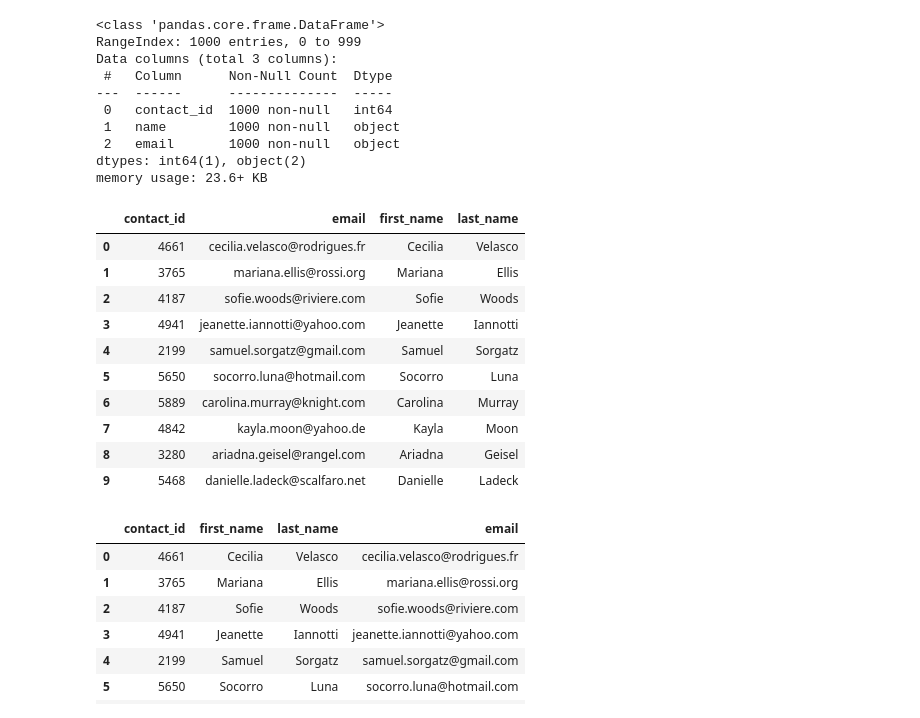
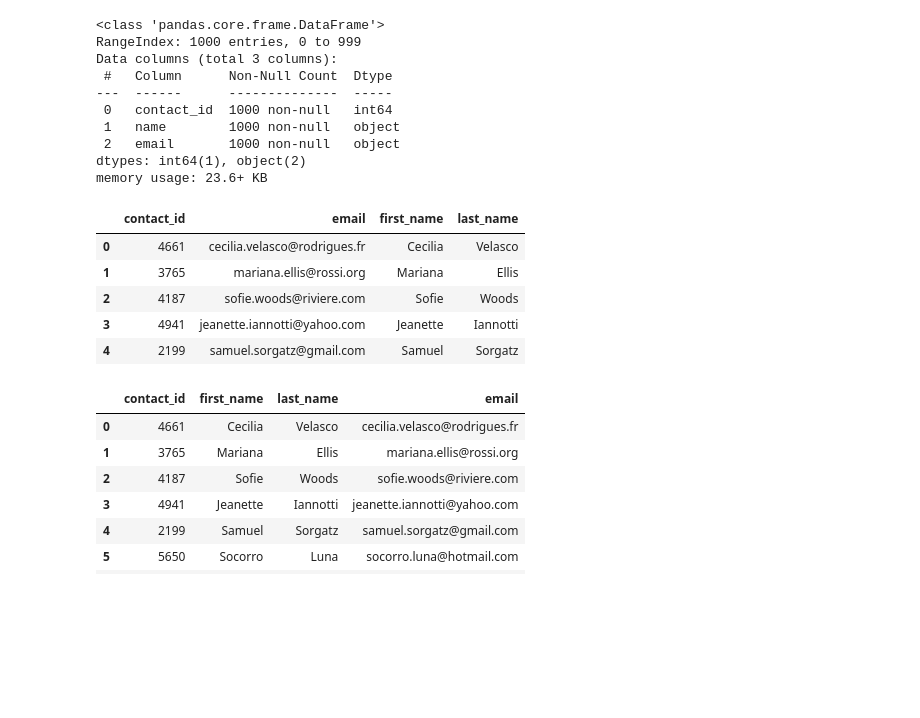
Before and after one commit to jccrock311/Crowdfunding_ETL, a Jupyter notebook: ETL_Mini_Project_JCarmichael_SJain.ipynb, the cells around one changed output. Drawn from its saved outputs; the diff is of its cells as text; code cells hidden in the pictures; blank space fills up the shorter version.

```diff
--- a/ETL_Mini_Project_JCarmichael_SJain.ipynb
+++ b/ETL_Mini_Project_JCarmichael_SJain.ipynb
@@ -356,10 +356,11 @@ print(dict_values)
 # Create a contact_info DataFrame and add each list of values, i.e., each row
 # to the 'contact_id', 'name', 'email' columns.
 
-contact_info =
-name =
-email =
+contact_info = [x[0] for x in dict_values]
+name = [x[1] for x in dict_values]
+email = [x[2] for x in dict_values]
 
 contact_info = pd.DataFrame({"contact_id": contact_info,
                              "name": name,
                              "email": email})
+contact_info.head()
@@ -366,4 +373,0 @@ contact_info = pd.DataFrame({"contact_id": contact_info,
-# %%
-# Create a contact_info DataFrame and add each list of values, i.e., each row
-# to the 'contact_id', 'name', 'email' columns.
-contact_info = pd.DataFrame({"category_id": cat_ids, "category": categories})
@@ -388,21 +386,21 @@ Data columns (total 3 columns):
 dtypes: int64(1), object(2)
 memory usage: 23.6+ KB
 # %%
-# Create a "first"name" and "last_name" column with the first and last names from the "name" column.
+# Create a "first_name" and "last_name" column with the first and last names from the "name" column.
 
+contact_info[["first_name", "last_name"]] = contact_info["name"].str.split(' ', n=1, expand=True)
 
-# Drop the contact_name column
+# Drop the "name" column
+
+contact_info.drop(columns = ["name"], inplace = True)
+
+contact_info.head()
 # %% [output]
 |  | contact_id | email | first_name | last_name |
 | 0 | 4661 | cecilia.velasco@rodrigues.fr | Cecilia | Velasco |
 | 1 | 3765 | mariana.ellis@rossi.org | Mariana | Ellis |
 | 2 | 4187 | sofie.woods@riviere.com | Sofie | Woods |
 | 3 | 4941 | jeanette.iannotti@yahoo.com | Jeanette | Iannotti |
 | 4 | 2199 | samuel.sorgatz@gmail.com | Samuel | Sorgatz |
-| 5 | 5650 | socorro.luna@hotmail.com | Socorro | Luna |
-| 6 | 5889 | carolina.murray@knight.com | Carolina | Murray |
-| 7 | 4842 | kayla.moon@yahoo.de | Kayla | Moon |
-| 8 | 3280 | ariadna.geisel@rangel.com | Ariadna | Geisel |
-| 9 | 5468 | danielle.ladeck@scalfaro.net | Danielle | Ladeck |
 # %%
 # Reorder the columns
```
Also changed, not shown: parts of 6 cells of this notebook, 1 other file.
